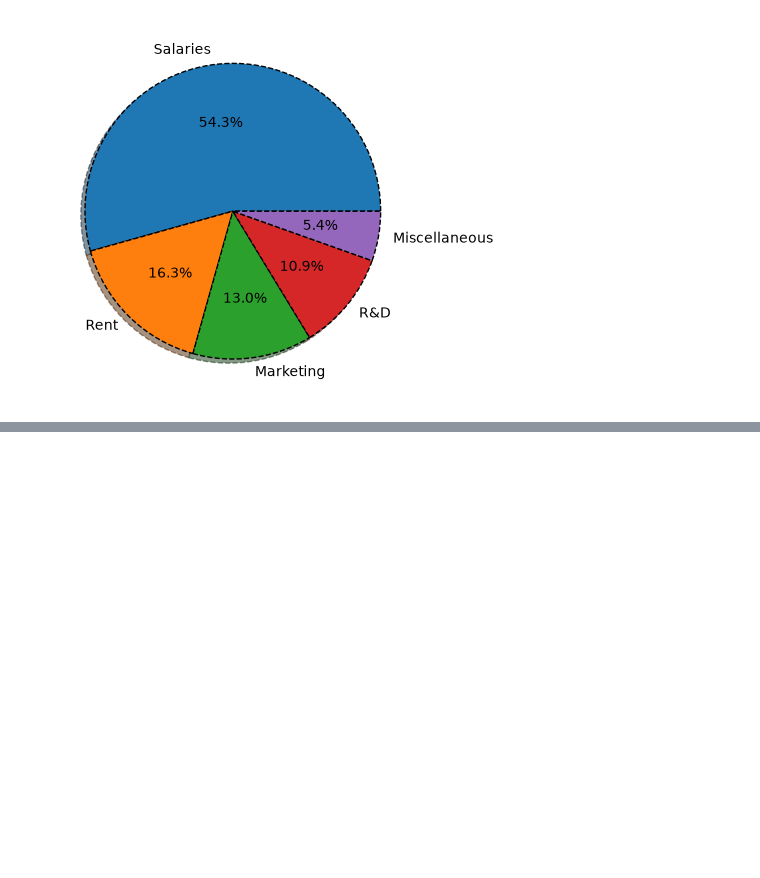
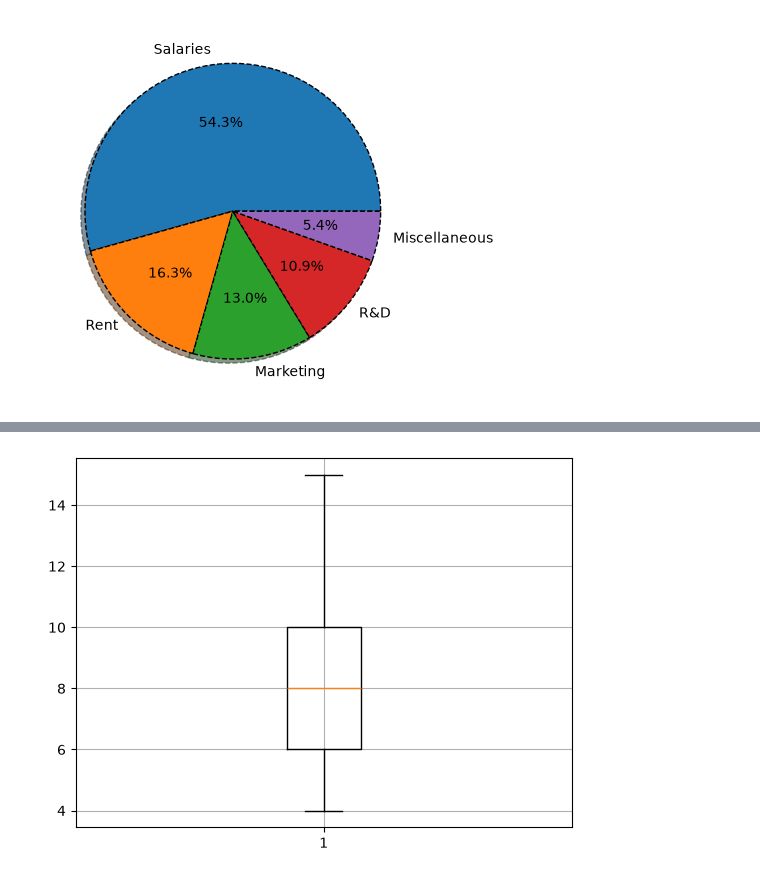
Before and after one commit to sparsh0913/python-data-science, a Jupyter notebook: MatPlotLib/matplotlib_tutorial.ipynb, the cells around one changed output, grey strips where cells are left out. Cells and saved outputs as stored; diff of their text form; code cells hidden in the pictures; blank space fills up the shorter version.

```diff
--- a/MatPlotLib/matplotlib_tutorial.ipynb
+++ b/MatPlotLib/matplotlib_tutorial.ipynb
@@ -226,0 +267,16 @@ plt.pie(amounts, labels=expenses, autopct="%1.1f%%",
+# %%
+  #  Box Plot
+import matplotlib.pyplot as plt
+
+data = [7,8,5,6,9,4,10,12,15]
+
+plt.boxplot(data)
+plt.grid(True)
+
+# Q2 is median - 8
+# Q1 is first half median and Q3 is second half median including Q2
+#lower  whisker is minimum value , Q1 - (1.5 * IQR)
+#Upper  whisker is maximum value , Q1 + (1.5 * IQR)
+#while IQR = Q3 - Q1
+# %% [output]
+[figure, added]
```
Also changed, not shown: parts of 3 cells of this notebook.
